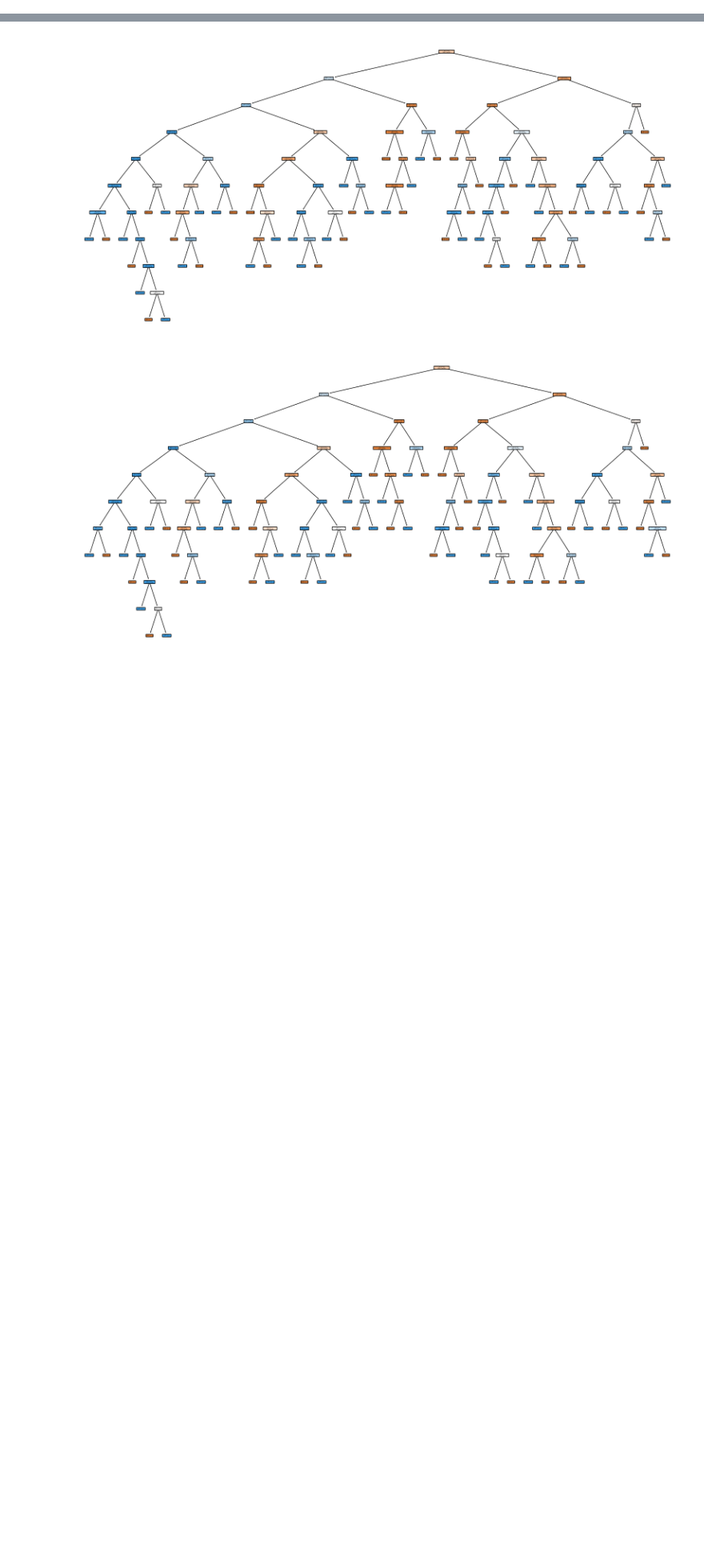
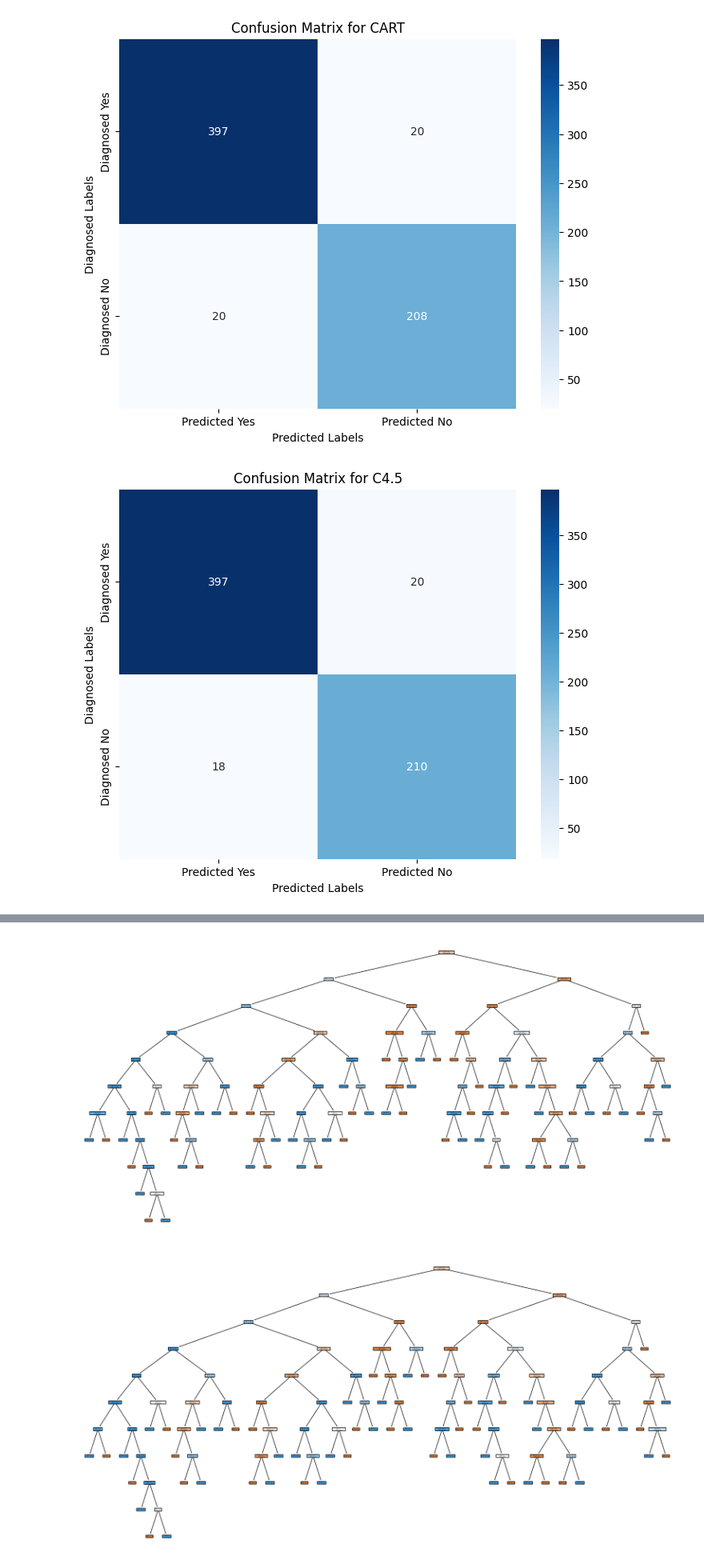
Before and after one commit to M-Kia/university-machine-learning, a Jupyter notebook: main.ipynb, the cells around one changed output, grey strips where cells are left out. Shown at 80% size. Drawn from its saved outputs; the diff is of its cells as text; code cells hidden in the pictures; blank space fills up the shorter version.

```diff
--- a/main.ipynb
+++ b/main.ipynb
@@ -29,6 +31,7 @@ y_encoded = label_encoder.fit_transform(y)
 X_train, X_test, y_train, y_test = train_test_split(X, y_encoded, test_size=0.3, stratify=y_encoded, random_state=42)
 
 results = {}
+confusion_matrixes = {}
 # %%
 # List of models
 models = {
@@ -43,17 +46,21 @@ models = {
 }
 # %%
 # Train models and store results
-for model_name, model in models.items():
-  model.fit(X_train, y_train)
-  y_pred = model.predict(X_test)
+with warnings.catch_warnings():
+  warnings.filterwarnings("ignore", category=UserWarning, module="sklearn")
+  for model_name, model in models.items():
+    model.fit(X_train, y_train)
+    y_pred = model.predict(X_test)
 
-  results[model_name] = {
-    "Accuracy": accuracy_score(y_test, y_pred),
-    "Recall": recall_score(y_test, y_pred, pos_label=1),
-    "Precision": precision_score(y_test, y_pred, pos_label=1),
-    "F1 Score": f1_score(y_test, y_pred, pos_label=1),
-    "Classification Report": classification_report(y_test, y_pred, output_dict=True)
-  }
+    confusion_matrixes[model_name] = confusion_matrix(y_test, y_pred)
+
+    results[model_name] = {
+      "Accuracy": accuracy_score(y_test, y_pred),
+      "Recall": recall_score(y_test, y_pred, pos_label=1),
+      "Precision": precision_score(y_test, y_pred, pos_label=1),
+      "F1 Score": f1_score(y_test, y_pred, pos_label=1),
+      "Classification Report": classification_report(y_test, y_pred, output_dict=True)
+    }
 # %% [output]
 [LightGBM] [Warning] min_gain_to_split is set=0.1, min_split_gain=0.0 will be ignored. Current value: min_gain_to_split=0.1
 [LightGBM] [Warning] min_gain_to_split is set=0.1, min_split_gain=0.0 will be ignored. Current value: min_gain_to_split=0.1
@@ -72,3 +79,15 @@ You can set `force_col_wise=true` to remove the overhead.
 [LightGBM] [Warning] No further splits with positive gain, best gain: -inf
 [LightGBM] [Warning] No further splits with positive gain, best gain: -inf
 [LightGBM] [Warning] min_gain_to_split is set=0.1, min_split_gain=0.0 will be ignored. Current value: min_gain_to_split=0.1
+# %%
+for name, data in confusion_matrixes.items():
+  plt.figure(figsize=(8,6))
+  sns.heatmap(data, annot=True, fmt='d', cmap='Blues', xticklabels=['Predicted Yes', 'Predicted No'], yticklabels=['Diagnosed Yes', 'Diagnosed No'])
+
+  plt.xlabel('Predicted Labels')
+  plt.ylabel('Diagnosed Labels')
+  plt.title(f"Confusion Matrix for {name}")
+  plt.show()
+# %% [output]
+[figure, added]
+[figure, added]
```
Also changed, not shown: parts of 3 cells of this notebook.
